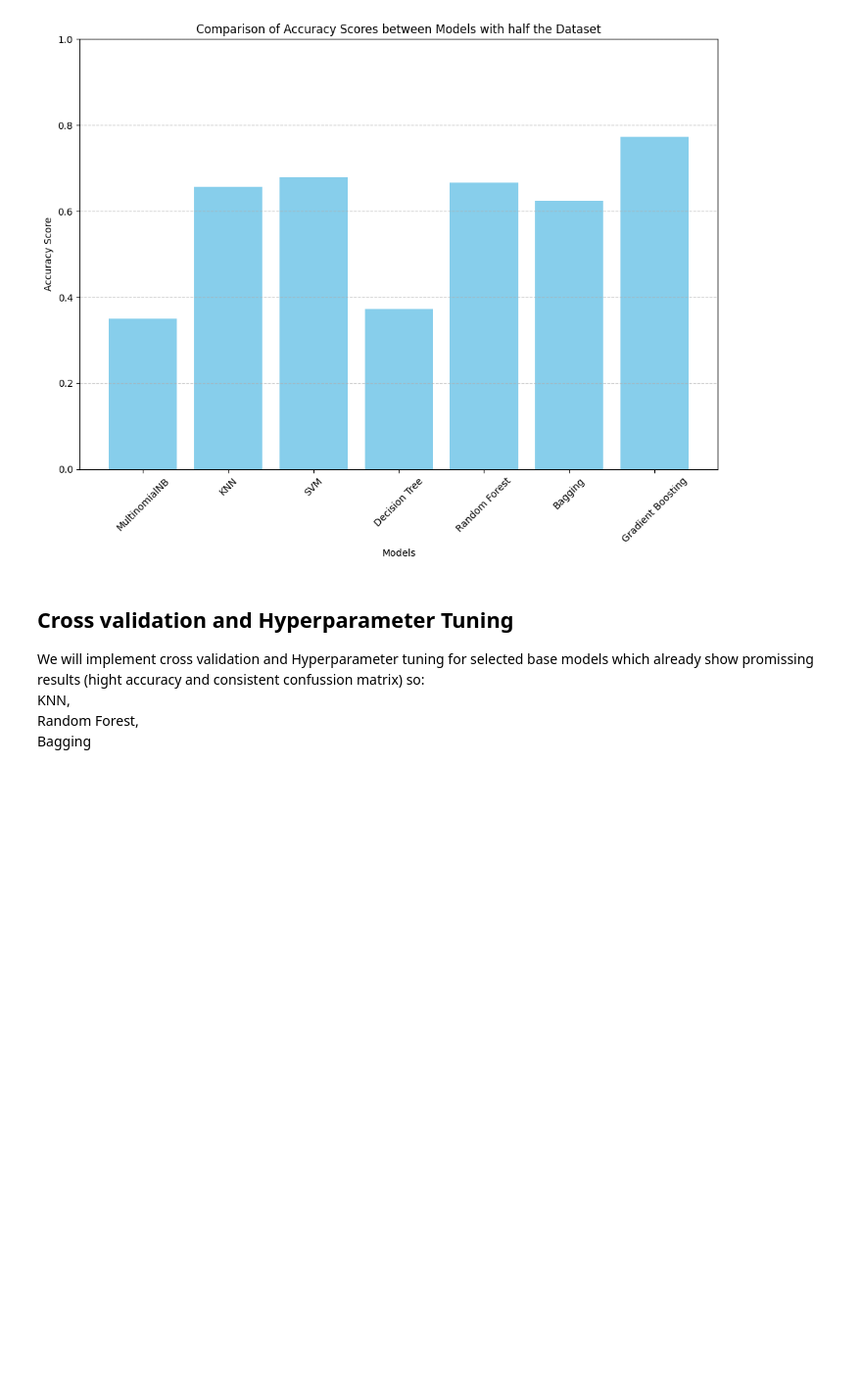
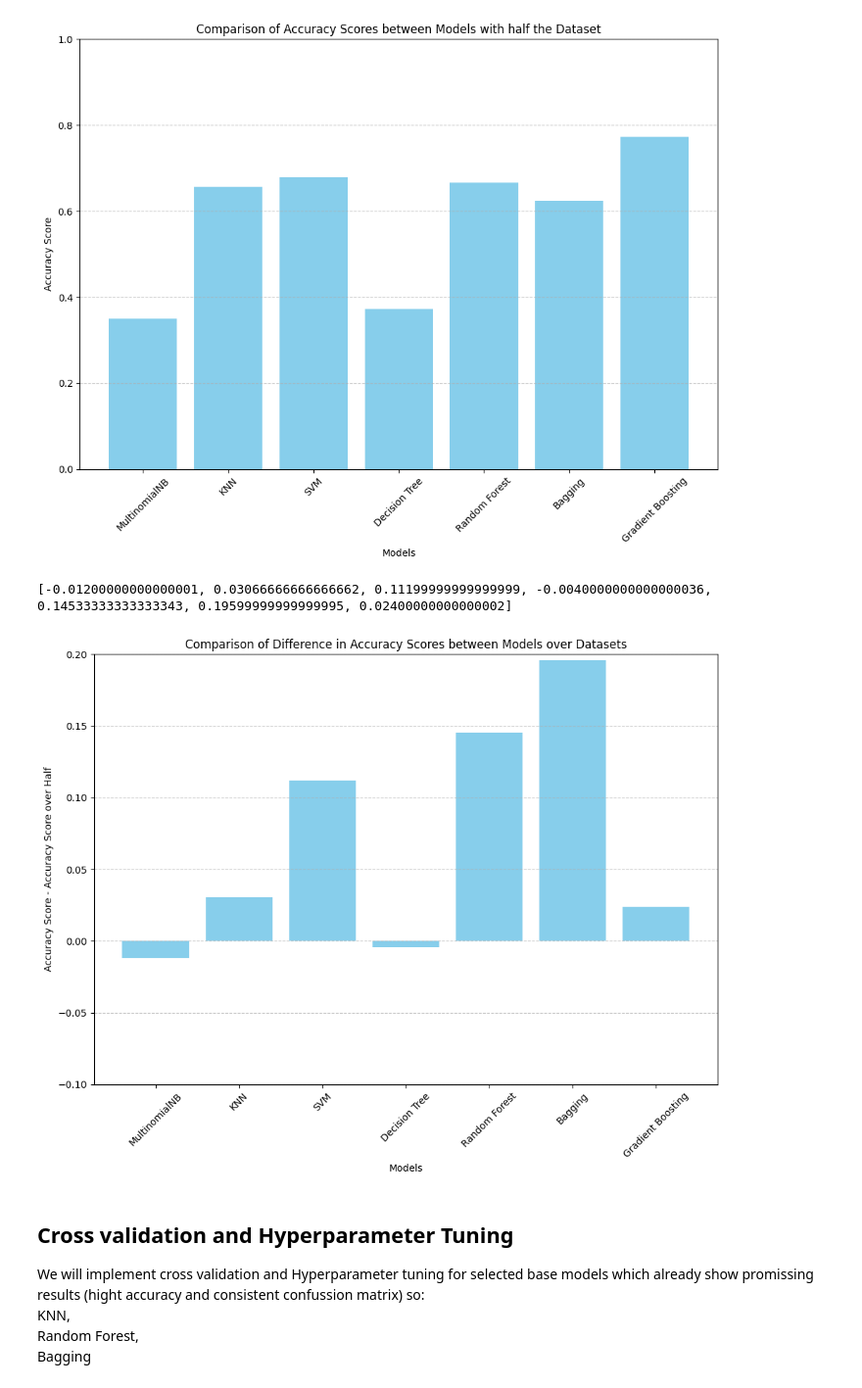
Before and after one commit to sofiaamartinezz/IS_Seminar2, a Jupyter notebook: assignment.ipynb, the cells around one changed output. Shown at 98% size. Cells and saved outputs as stored; diff of their text form; code cells hidden in the pictures; blank space fills up the shorter version.

Commit message:
finsihed half dataset comp

```diff
--- a/assignment.ipynb
+++ b/assignment.ipynb
@@ -655,6 +655,47 @@ plt.tight_layout()
 plt.show()
 # %% [output]
 [figure]
+# %%
+import matplotlib.pyplot as plt
+
+model_names = [
+    'MultinomialNB',
+    'KNN',
+    'SVM',
+    'Decision Tree',
+    'Random Forest',
+    'Bagging',
+    'Gradient Boosting'
+]
+
+# Difference in Accuracy scores for each model and datasets
+accuracy_scores = [
+    MC_accuracy_score - MC_accuracy_score_half,
+    KNN_accuracy_score - KNN_accuracy_score_half,
+    SVM_accuracy_score - SVM_accuracy_score_half,
+    DT_accuracy_score - DT_accuracy_score_half,
+    RF_accuracy_score - RF_accuracy_score_half,
+    Bagging_accuracy_score - Bagging_accuracy_score_half,
+    GB_accuracy_score - GB_accuracy_score_half
+]
+
+print(accuracy_scores)
+
+
+plt.figure(figsize=(10, 8))
+plt.bar(model_names, accuracy_scores, color='skyblue')
+plt.title('Comparison of Difference in Accuracy Scores between Models over Datasets')
+plt.xlabel('Models')
+plt.ylabel('Accuracy Score - Accuracy Score over Half')
+plt.ylim(-0.1, 0.2)
+plt.xticks(rotation=45)
+plt.grid(axis='y', linestyle='--', alpha=0.7)
+
+plt.tight_layout()
+plt.show()
+# %% [output]
+[-0.01200000000000001, 0.03066666666666662, 0.11199999999999999, -0.0040000000000000036, 0.14533333333333343, 0.19599999999999995, 0.02400000000000002]
+[figure, added]
 # %% [markdown]
 ## Cross validation and Hyperparameter Tuning
 We will implement cross validation and Hyperparameter tuning for selected base models which already show promissing results (hight accuracy and consistent confussion matrix) so:
```
Also changed, not shown: parts of 1 cell of this notebook, 3 other files.
